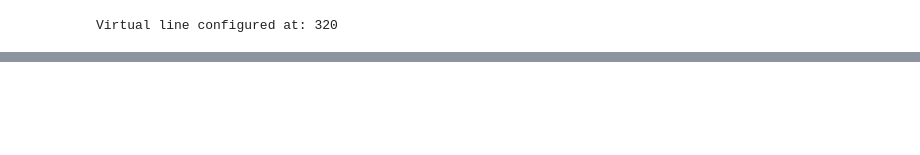
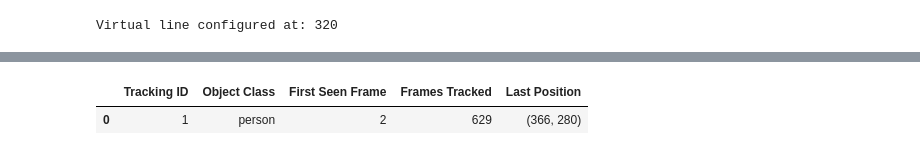
Before and after one commit to Varshh-hub/CV-END-TO-END, a Jupyter notebook: 01-REAL-TIME-OBJECT-DETECTION-AND-TRACKING/model.ipynb, the cells around one changed output, grey strips where cells are left out. Saved outputs shown, nothing was run; the diff lists cells and outputs as text; code cells hidden in the pictures; blank space fills up the shorter version.

```diff
--- a/01-REAL-TIME-OBJECT-DETECTION-AND-TRACKING/model.ipynb
+++ b/01-REAL-TIME-OBJECT-DETECTION-AND-TRACKING/model.ipynb
@@ -746,0 +1368,12 @@ Virtual line configured at: 320
+# %%
+from collections import Counter
+import time
+
+analytics_unique_ids = set()
+analytics_speed_state = {}
+analytics_class_counts = Counter()
+
+analytics_frame_count = 0
+analytics_total_fps = 0.0
+
+print("Real-time analytics initialized!")
@@ -746,0 +1573,13 @@ Virtual line configured at: 320
+# %%
+print("FINAL ANALYTICS SUMMARY")
+
+print("Total Frames Processed:", analytics_frame_count)
+print("Unique Tracking IDs:", len(analytics_unique_ids))
+print("Average FPS:", round(
+    analytics_total_fps / analytics_frame_count, 2
+) if analytics_frame_count else 0)
+
+print("\nLast Frame Class Counts:")
+
+for class_name, count in current_counts.items():
+    print(f"{class_name}: {count}")
@@ -746,0 +2030,22 @@ Virtual line configured at: 320
+# %%
+tracking_report = []
+
+for track_id, history in integrated_history.items():
+
+    tracking_report.append({
+        "Tracking ID": track_id,
+        "Object Class": history["class_name"],
+        "First Seen Frame": history["first_seen_frame"],
+        "Frames Tracked": history["frames_tracked"],
+        "Last Position": (
+            history["positions"][-1]
+            if history["positions"] else None
+        )
+    })
+
+tracking_report_df = pd.DataFrame(tracking_report)
+
+tracking_report_df
+# %% [output]
+|  | Tracking ID | Object Class | First Seen Frame | Frames Tracked | Last Position |
+| 0 | 1 | person | 2 | 629 | (366, 280) |
```
Also changed, not shown: parts of 27 cells of this notebook.
